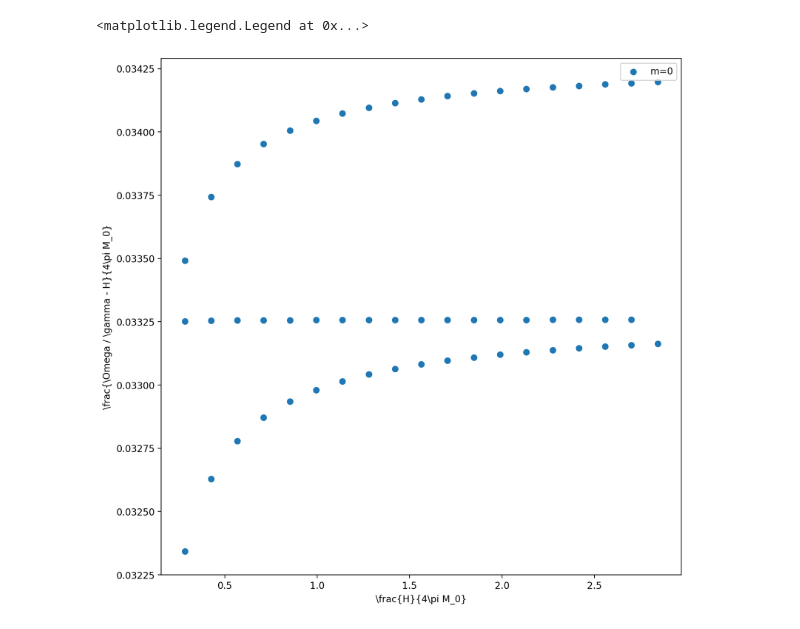
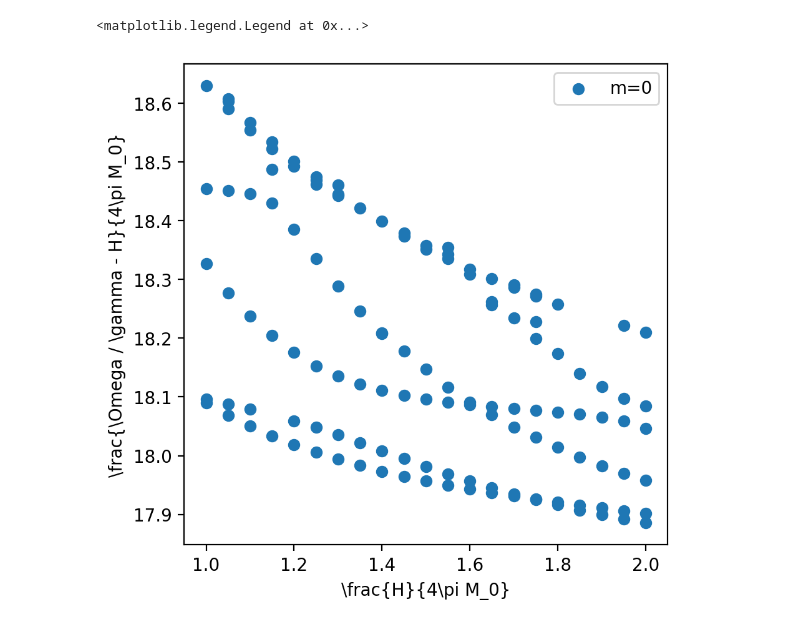
Before and after one commit to aluatar/mom_processing, a Jupyter notebook: notebook.ipynb, the cells around one changed output. Drawn from its saved outputs; the diff is of its cells as text; code cells hidden in the pictures.

```diff
--- a/notebook.ipynb
+++ b/notebook.ipynb
@@ -1,11 +1,11 @@
 # %%
-from processing.pipelines import pipeline_modes_vs_h
+from processing.pipelines import pipeline_modes_vs_s
 
 
 
-path = 'data_rep/h_vs_mode/m.csv'
+path = 'data_rep/s_vs_mode/m2.csv'
 
-result = pipeline_modes_vs_h(path=path)
+result = pipeline_modes_vs_s(path=path)
 # %% [output]
 While hendling complex numbers exception Can only use .str accessor with string values! of the type <class 'AttributeError'> occured
 While hendling complex numbers exception 'NoneType' object is not subscriptable of the type <class 'TypeError'> occured
@@ -18,15 +18,15 @@ While hendling complex numbers exception Can only use .str accessor with string
 # %%
 import matplotlib.pyplot as plt
 
-fig = plt.figure(figsize=(10,10), dpi=200)
+fig = plt.figure(figsize=(5,5), dpi=200)
 ax = fig.add_subplot(111)
 
-ax.scatter(result[0]['h'], result[0]['freq'], label='m=0')
+ax.scatter(result[1]['s'], result[1]['freq'], label='m=0')
 
 ax.set_ylabel(r"\frac{\Omega / \gamma - H}{4\pi M_0}")
 ax.set_xlabel(r"\frac{H}{4\pi M_0}")
 
 plt.legend()
 # %% [output]
 <matplotlib.legend.Legend at 0x...>
-[figure, old version]
+[figure, new version]
```
Also changed, not shown: 1 other file.
